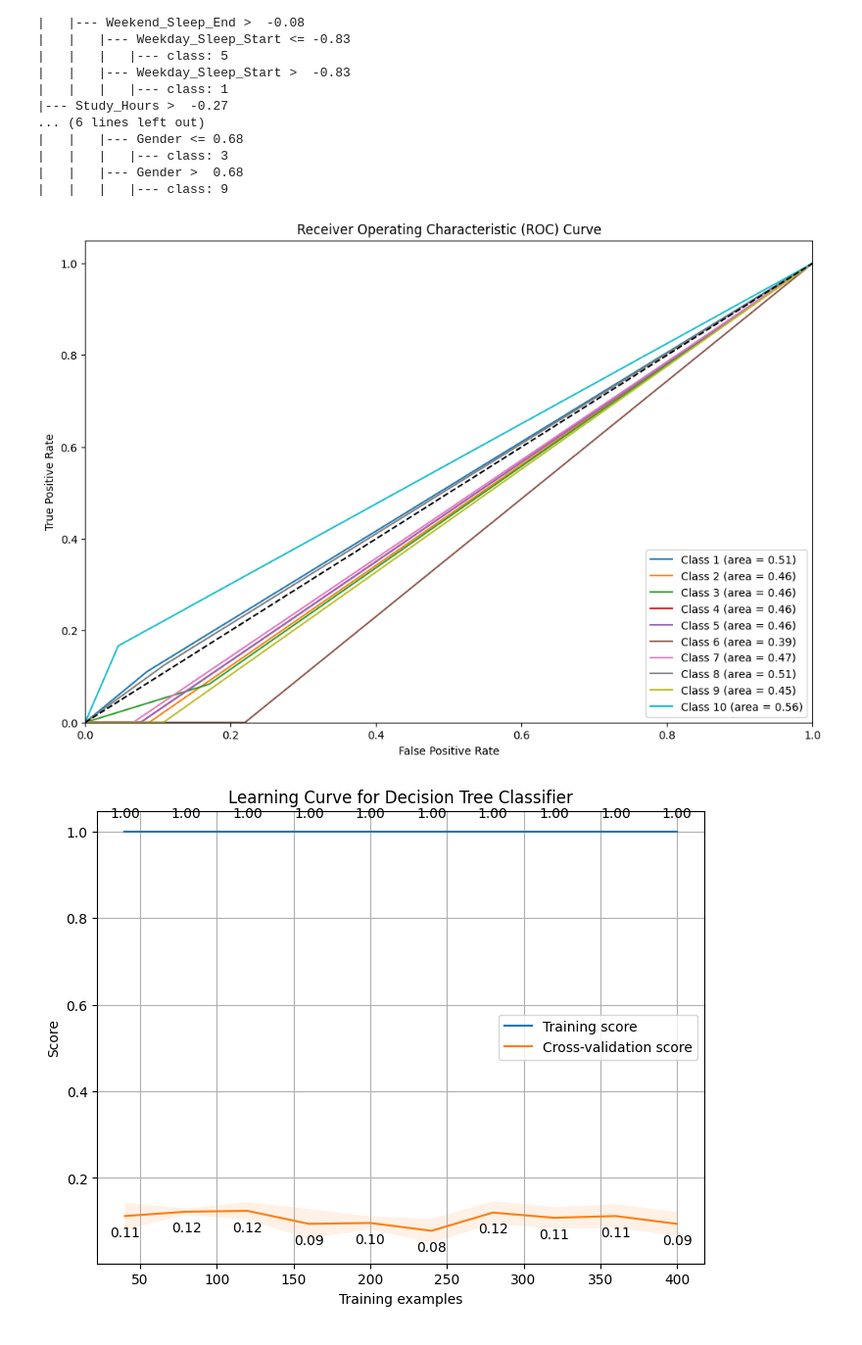
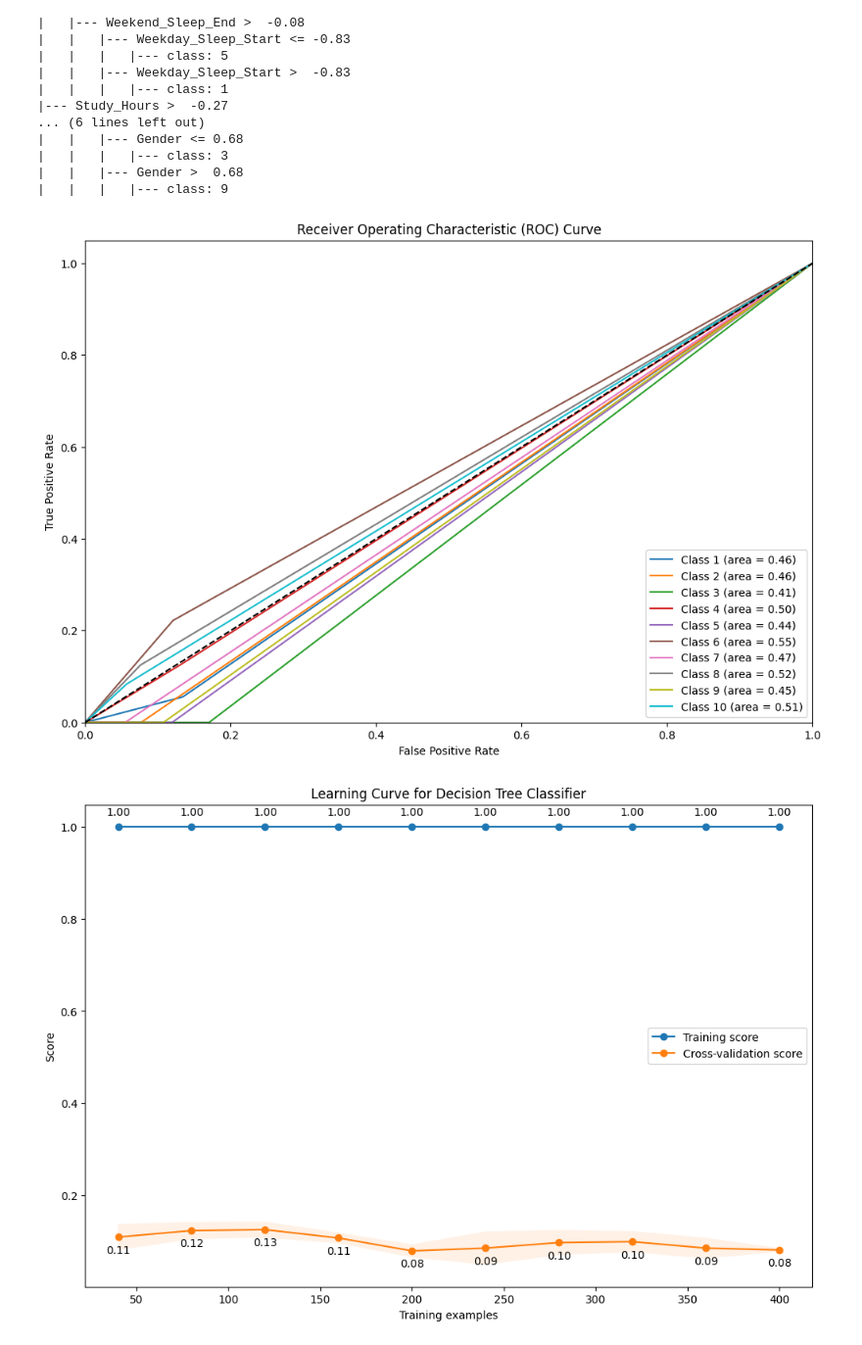
Before and after one commit to J0hun1/AI_CaseStudy_01, a Jupyter notebook: notebooks/DecisionTree.ipynb, the cells around one changed output. Shown at 98% size. Cells and saved outputs as stored; diff of their text form; code cells hidden in the pictures.

```diff
--- a/notebooks/DecisionTree.ipynb
+++ b/notebooks/DecisionTree.ipynb
@@ -46,6 +36,9 @@ Data columns (total 14 columns):
 # %%
 # Drop rows with missing values
 data = data.dropna()
+
+# Drop the "Student_ID" column
+data = data.drop(columns=['Student_ID'])
 
 # Encode categorical variables
 data['Gender'] = data['Gender'].astype('category').cat.codes
@@ -102,7 +89,0 @@ Accuracy: 0.06
-# %%
-# Split the data into training and testing sets
-X_train, X_test, y_train, y_test = train_test_split(X_scaled, y, test_size=0.2, random_state=42)
-
-# Initialize and train the Decision Tree classifier
-clf = DecisionTreeClassifier(random_state=42)
-clf.fit(X_train, y_train)
@@ -111,15 +89,0 @@ DecisionTreeClassifier(random_state=42)
-# %%
-# Make predictions on the test set
-y_pred = clf.predict(X_test)
-
-# Evaluate the classifier
-accuracy = accuracy_score(y_test, y_pred)
-print(f"Accuracy: {accuracy}")
-
-# Print classification report
-report = classification_report(y_test, y_pred)
-print(report)
-
-# Print confusion matrix
-conf_matrix = confusion_matrix(y_test, y_pred)
-print(conf_matrix)
@@ -266,37 +211,36 @@ plt.title('Receiver Operating Characteristic (ROC) Curve')
 plt.legend(loc="lower right")
 plt.show()
 # %% [output]
-[figure, old version]
+[figure, new version]
 # %%
 import numpy as np
 from sklearn.model_selection import learning_curve
 
 # Generate learning curve
 train_sizes, train_scores, test_scores = learning_curve(clf, X_scaled, y, cv=5, scoring='accuracy', n_jobs=-1, train_sizes=np.linspace(0.1, 1.0, 10))
 
 # Calculate mean and standard deviation
 train_scores_mean = train_scores.mean(axis=1)
 train_scores_std = train_scores.std(axis=1)
 test_scores_mean = test_scores.mean(axis=1)
 test_scores_std = test_scores.std(axis=1)
 
 # Plot learning curve
-plt.figure(figsize=(8, 6))
-plt.plot(train_sizes, train_scores_mean, label='Training score')
-plt.plot(train_sizes, test_scores_mean, label='Cross-validation score')
+plt.figure(figsize=(12, 8))
+plt.plot(train_sizes, train_scores_mean, 'o-', label='Training score')
+plt.plot(train_sizes, test_scores_mean, 'o-', label='Cross-validation score')
 plt.fill_between(train_sizes, train_scores_mean - train_scores_std, train_scores_mean + train_scores_std, alpha=0.1)
 plt.fill_between(train_sizes, test_scores_mean - test_scores_std, test_scores_mean + test_scores_std, alpha=0.1)
 
 # Annotate the points with their values
 for i in range(len(train_sizes)):
     plt.annotate(f'{train_scores_mean[i]:.2f}', (train_sizes[i], train_scores_mean[i]), textcoords="offset points", xytext=(0,10), ha='center')
     plt.annotate(f'{test_scores_mean[i]:.2f}', (train_sizes[i], test_scores_mean[i]), textcoords="offset points", xytext=(0,-15), ha='center')
 
 plt.xlabel('Training examples')
 plt.ylabel('Score')
 plt.title('Learning Curve for Decision Tree Classifier')
 plt.legend(loc='best')
-plt.grid()
 plt.show()
 # %% [output]
-[figure, old version]
+[figure, new version]
```
Also changed, not shown: parts of 9 cells of this notebook, 2 other files.
